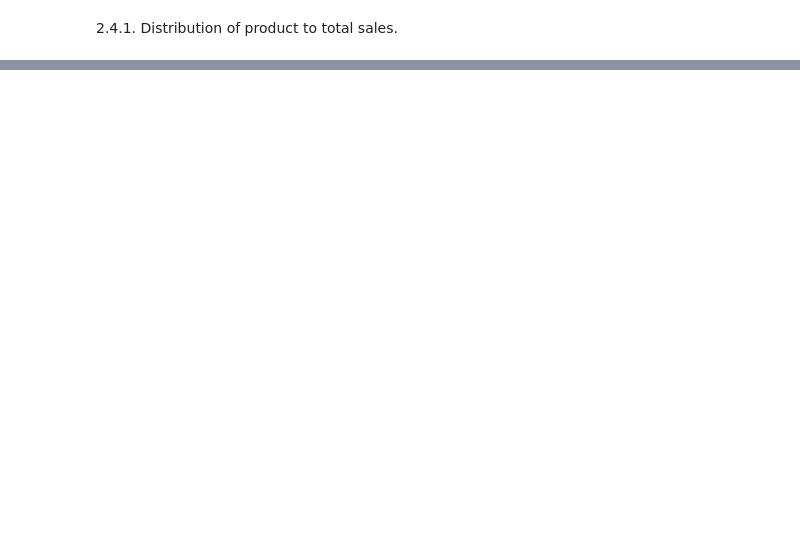
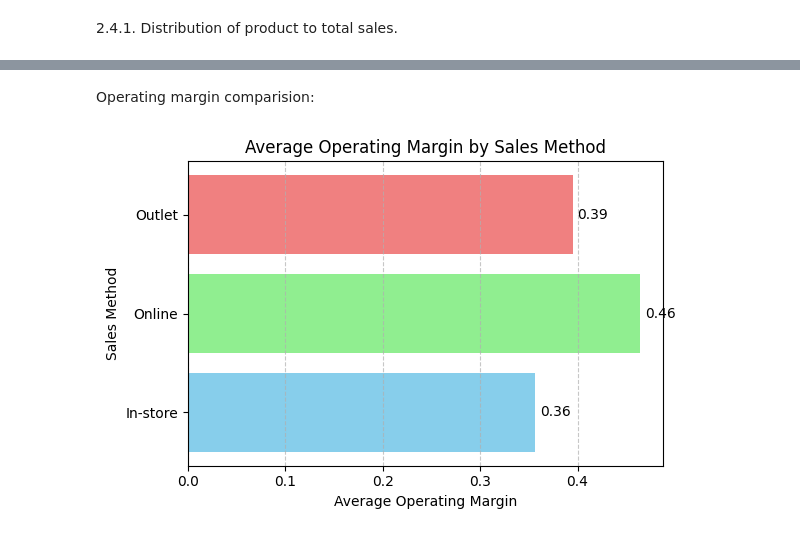
Before and after one commit to cheryl1411/Analysis-Porfolio, a Jupyter notebook: Untitled1.ipynb, the cells around one changed output, grey strips where cells are left out. Drawn from its saved outputs; the diff is of its cells as text; code cells hidden in the pictures; blank space fills up the shorter version.

```diff
--- a/Untitled1.ipynb
+++ b/Untitled1.ipynb
@@ -455,0 +410,25 @@ By 2020, the brand expanded its market share to retailer Amazon (10.8%). However
+# %% [markdown]
+Operating margin comparision:
+# %%
+margin_method = df.groupby("Sales Method").agg(AVG_operating_margin = ("Operating Margin", "mean")).reset_index()
+# %%
+# @title
+plt.figure(figsize=(6, 4))
+bars = plt.barh(margin_method["Sales Method"], margin_method["AVG_operating_margin"], color=['skyblue', 'lightgreen', 'lightcoral'])
+
+# Add labels and title
+plt.xlabel("Average Operating Margin")
+plt.ylabel("Sales Method")
+plt.title("Average Operating Margin by Sales Method")
+
+# Annotate bars with values
+for bar in bars:
+    xval = bar.get_width()
+    plt.text(xval + 0.005, bar.get_y() + bar.get_height()/2, f"{xval:.2f}", va='center')
+
+# Show the plot
+plt.grid(True, axis='x', linestyle='--', alpha=0.7)
+plt.tight_layout()
+plt.show()
+# %% [output]
+[figure, added]
```
Also changed, not shown: parts of 48 cells of this notebook.
